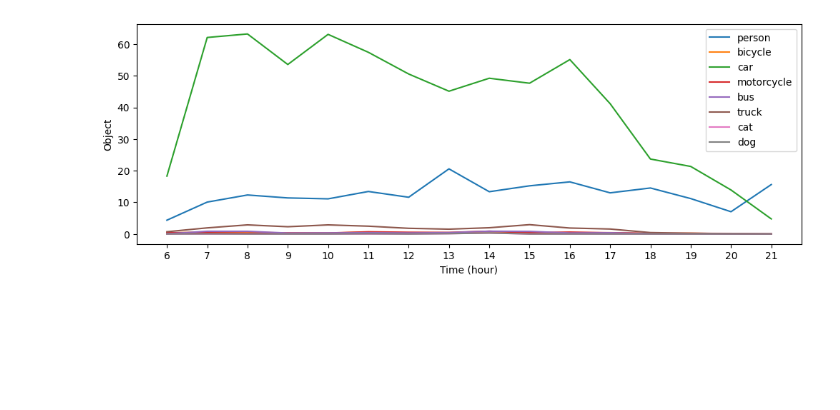
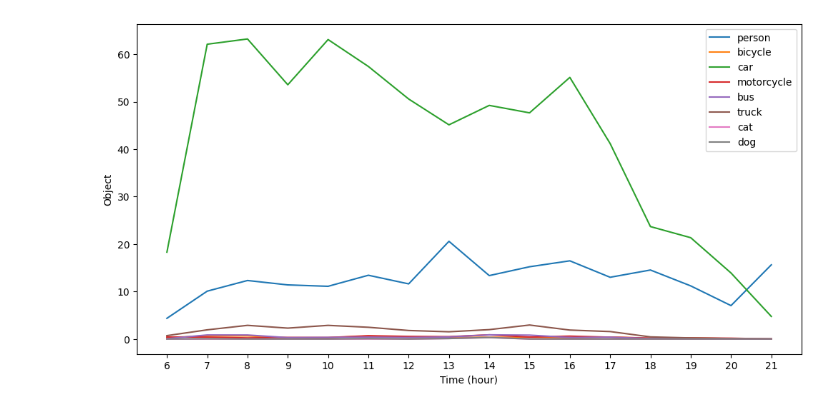
Before and after one commit to jackwilkinson255/traffic-counter, a Jupyter notebook: traffic_counter_analysis.ipynb, the cells around one changed output. Cells and saved outputs as stored; diff of their text form; code cells hidden in the pictures; blank space fills up the shorter version.

```diff
--- a/traffic_counter_analysis.ipynb
+++ b/traffic_counter_analysis.ipynb
@@ -6,7 +6,7 @@ import matplotlib.pyplot as plt
 class TrafficCounterAnalysis():
 
     def import_data(self):
-        self.traffic_data = pd.read_csv('traffic_counter.csv', delimiter=';')
+        self.traffic_data = pd.read_csv('data/traffic_counter_data.csv', delimiter=';')
 
 
     def clean_data(self):
@@ -23,32 +23,32 @@ class TrafficCounterAnalysis():
 
         # drop unneeded columns
         self.traffic_data = self.traffic_data.drop(columns=['id','time_stamp'])
 
         # make date index
         self.traffic_data = self.traffic_data.set_index('dt')
 
         # rearrange cols
         cols = self.traffic_data.columns.tolist()
         cols = cols[-1:] + cols[:-1]
         self.traffic_data = self.traffic_data[cols]
 
         self.traffic_data = self.traffic_data.sort_index(ascending=True)
 
 
     def plot_data(self):
-        fig, axs = plt.subplots(figsize=(12, 4))
+        fig, axs = plt.subplots(figsize=(12, 6))
         self.traffic_data = self.traffic_data.between_time('6:00','21:00')
         self.traffic_data.groupby(self.traffic_data.index.hour).mean().plot(kind='line', rot=0, ax=axs)
         plt.xticks(np.arange(6, 22, 1))
         plt.xlabel("Time (hour)");
         plt.ylabel("Object");
         fig.savefig('traffic_data_plot.png')
 
 
 
 tca = TrafficCounterAnalysis()
 tca.import_data()
 tca.clean_data()
 tca.plot_data()
 # %% [output]
-[figure, old version]
+[figure, new version]
```
Also changed, not shown: 1 other file.
